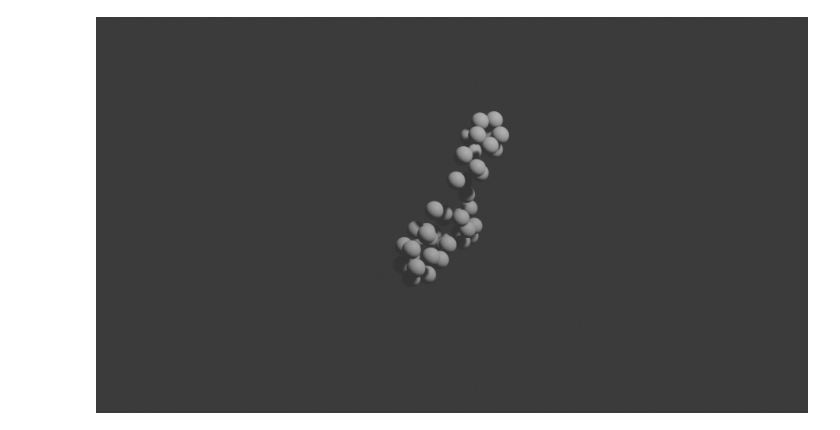
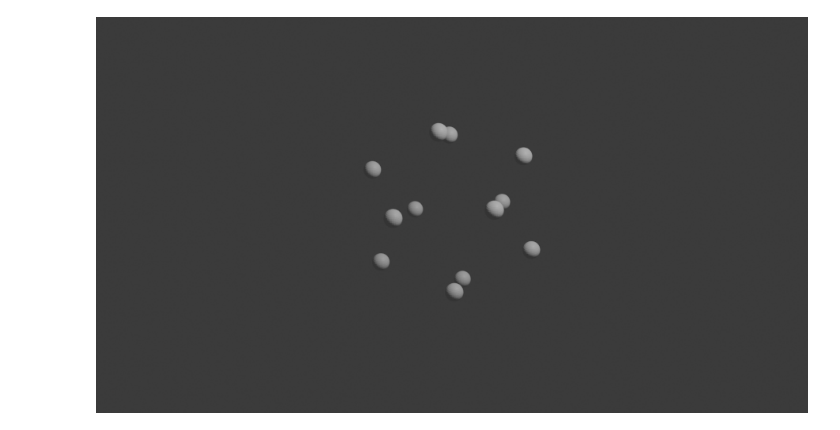
Before and after one commit to kolibril13/ipyblender-experimental, a Jupyter notebook: networkx.ipynb, the cells around one changed output. Cells and saved outputs as stored; diff of their text form; code cells hidden in the pictures.

```diff
--- a/networkx.ipynb
+++ b/networkx.ipynb
@@ -33,33 +93,30 @@ EdgeView([(0, 1), (0, 2), (0, 3), (1, 4), (1, 26), (2, 10), (2, 11), (3, 18), (3
 # %%
 import bpy
 import numpy as np
 
 # Select all objects except the camera and light
 for obj in bpy.data.objects:
     if obj.type not in {'CAMERA', 'LIGHT'}:
         obj.select_set(True)
 bpy.ops.object.delete()
 
-
-data = points
-
 # Create spheres at the points
-for key, coords in data.items():
+for key, coords in node_positions.items():
     bpy.ops.mesh.primitive_uv_sphere_add(location=(coords[0], coords[1], coords[2]), radius=0.1)
     sphere = bpy.context.object
     sphere.name = f"point{key}"
 
 path = "/tmp/test.png"
 bpy.context.scene.render.filepath = path
 bpy.ops.render.render(write_still=True)
 
 bpy.context.scene.render.resolution_x = 900
 bpy.context.scene.render.resolution_y = 500
 
 from IPython.display import display, Image
 display(Image(filename=path))
 # %% [output]
-[figure, old version]
+[figure, new version]
 # %%
 import sys
 import os
```
Also changed, not shown: parts of 5 cells of this notebook.
